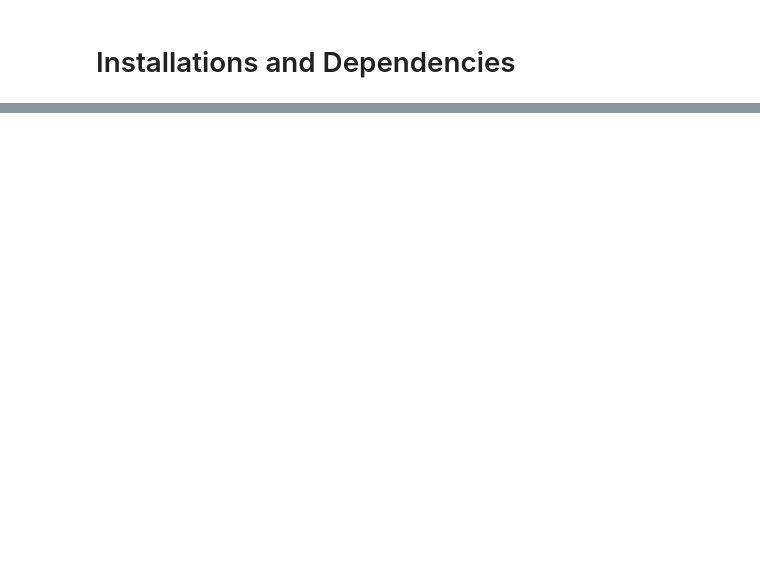
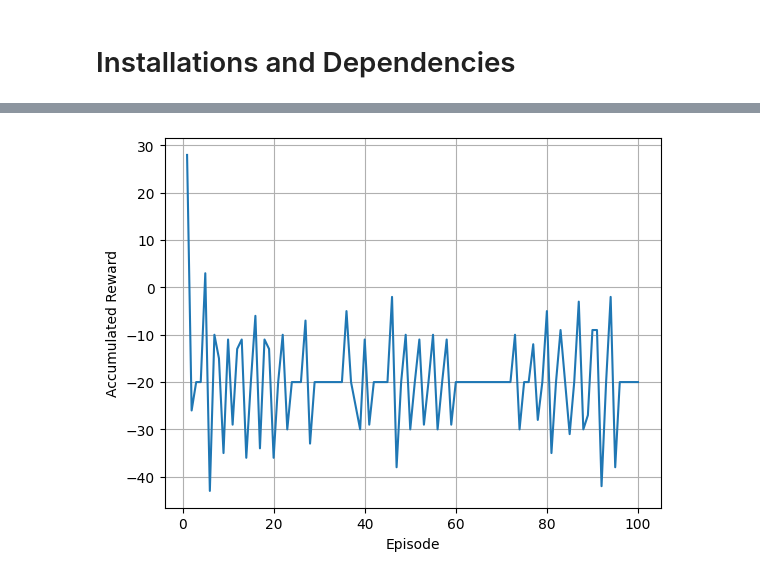
Before and after one commit to jonasgabriel18/DinoRL, a Jupyter notebook: DinoAI.ipynb, the cells around one changed output, grey strips where cells are left out. Saved outputs shown, nothing was run; the diff lists cells and outputs as text; code cells hidden in the pictures; blank space fills up the shorter version.

Commit message:
First trained agent

```diff
--- a/DinoAI.ipynb
+++ b/DinoAI.ipynb
@@ -99,0 +182,2 @@ Stacktrace:
+# %%
+env = GameEnviroment()
@@ -99,0 +216,19 @@ Stacktrace:
+# %%
+model = DQN.load('train/best_model_48000')
+# %%
+num_ep = 100
+acc_reward = []
+# %%
+for episode in range(num_ep):
+    obs, _ = env.reset()
+    terminated = False
+    total_ep_reward = 0
+
+    while not terminated:
+        #obs_np = obs.detach().cpu().numpy()
+        action, _ = model.predict(obs)
+        obs, reward, terminated, truncated, info = env.step(action)
+        total_ep_reward += reward
+
+    acc_reward.append(total_ep_reward)
+    print(f"Episode: {episode}, Reward: {total_ep_reward}")
@@ -99,0 +253,9 @@ Stacktrace:
+# %%
+episodes = np.arange(1, num_ep + 1)
+plt.plot(episodes, acc_reward)
+plt.xlabel('Episode')
+plt.ylabel('Accumulated Reward')
+plt.grid(True)
+plt.show()
+# %% [output]
+[figure, added]
```
Also changed, not shown: parts of 27 cells of this notebook, 1 other file.
